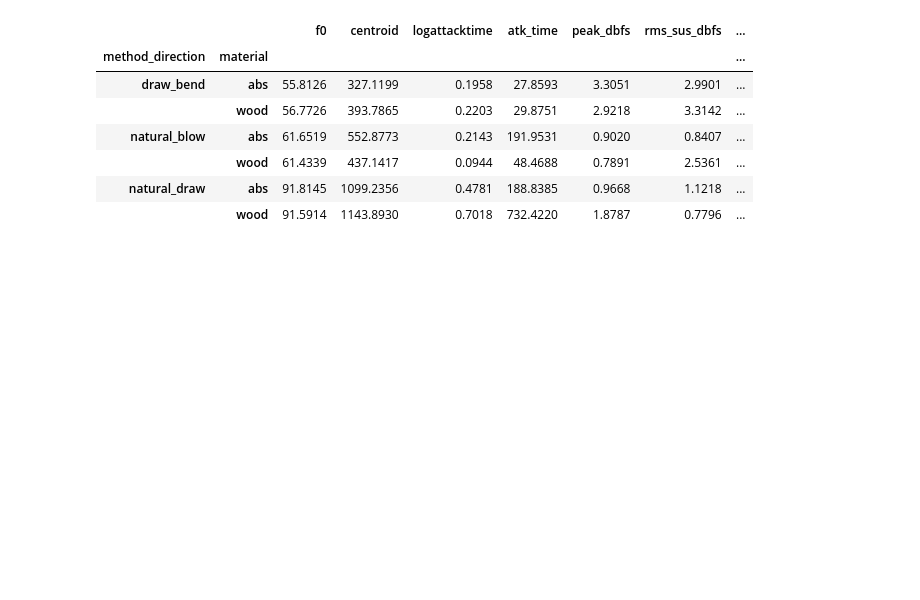
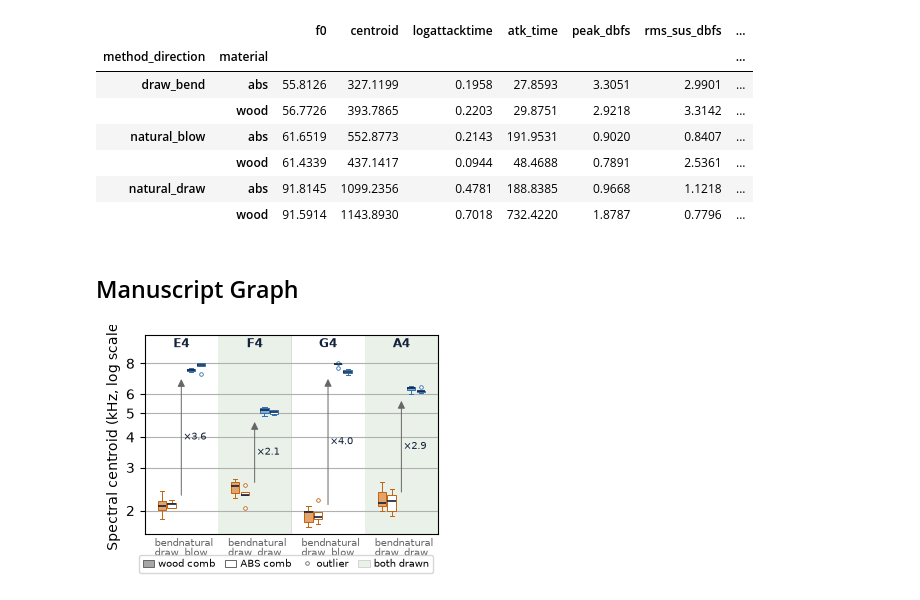
Before and after one commit to cabralgabriel/harmonica-timbre-analysis, a Jupyter notebook: notebooks/data_visualization.ipynb, the cells around one changed output. Drawn from its saved outputs; the diff is of its cells as text; code cells hidden in the pictures; blank space fills up the shorter version.

```diff
--- a/notebooks/data_visualization.ipynb
+++ b/notebooks/data_visualization.ipynb
@@ -234,3 +236,18 @@ iqr_airflow = getIQR(['method_direction', 'material'], columns)
 |  | wood | 61.4339 | 437.1417 | 0.0944 | 48.4688 | 0.7891 | 2.5361 | ... |
 | natural_draw | abs | 91.8145 | 1099.2356 | 0.4781 | 188.8385 | 0.9668 | 1.1218 | ... |
 |  | wood | 91.5914 | 1143.8930 | 0.7018 | 732.4220 | 1.8787 | 0.7796 | ... |
+# %% [markdown]
+## Manuscript Graph
+# %%
+INK, MUTED, SHADE = '#14213D', '#666666', '#EAF1E8'
+COLOR = {'blow': '#2F6FB0', 'draw': '#7A5195', 'bend': '#C2620F', 'natural': '#2F6FB0'}
+MID = {'bend': '#E3A46B', 'natural': '#86AEDB'}
+COLUMN_IN = 246 / 72.27
+# %%
+def drawBox(ax, values, x, method, filled):
+    color = COLOR[method]
+    ax.boxplot([values], positions=[x], widths=0.34, patch_artist=True, whis=1.5, manage_ticks=False, zorder=3,
+               boxprops=dict(facecolor=MID[method] if filled else 'white', edgecolor=color, linewidth=0.7),
+               medianprops=dict(color=INK, linewidth=1.2),
+               whiskerprops=dict(color=color, linewidth=0.7), capprops=dict(color=color, linewidth=0.7),
+               flierprops=dict(marker='o', markersize=2.6, markerfacecolor='white', markeredgecolor=color, markeredgewidth=0.6))
@@ -236,0 +309,4 @@ iqr_airflow = getIQR(['method_direction', 'material'], columns)
+# %%
+plotCentroidBoxplot(df)
+# %% [output]
+[figure, added]
```
Also changed, not shown: parts of 2 cells of this notebook, 1 other file.
